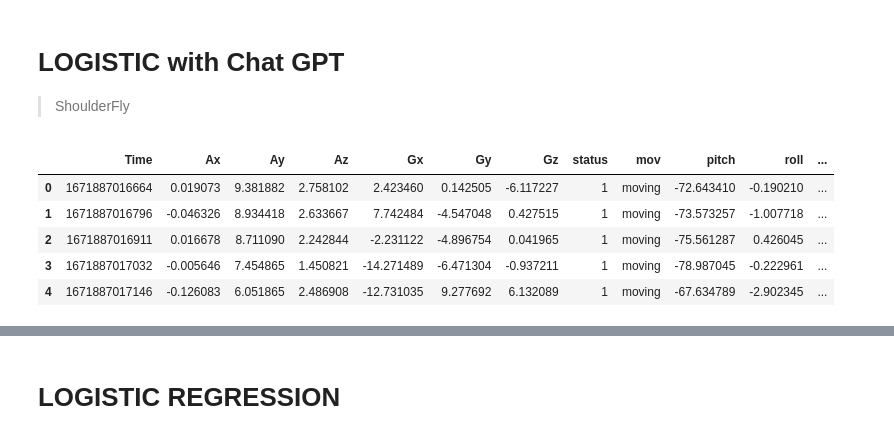
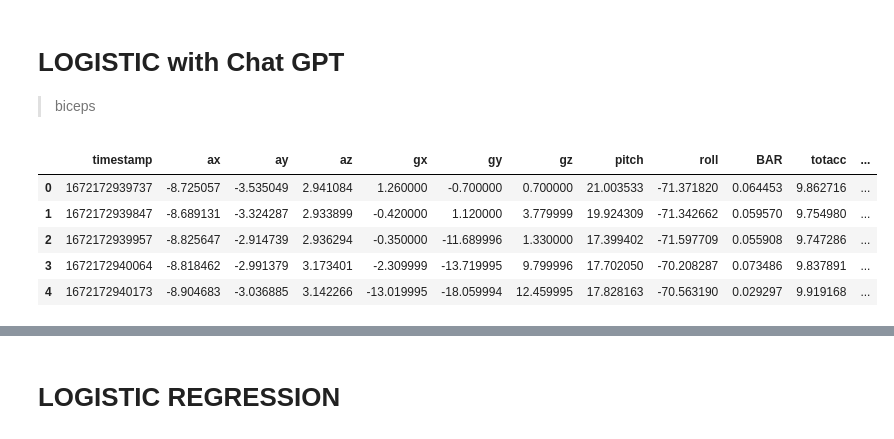
Before and after one commit to paoloartasensi/wow, a Jupyter notebook: PressMOVLogisticWithChatGPT.ipynb, the cells around one changed output, grey strips where cells are left out. Saved outputs shown, nothing was run; the diff lists cells and outputs as text; code cells hidden in the pictures.

```diff
--- a/PressMOVLogisticWithChatGPT.ipynb
+++ b/PressMOVLogisticWithChatGPT.ipynb
@@ -1,21 +1,21 @@
 # %% [markdown]
 # LOGISTIC with Chat GPT
-> ShoulderFly
+> biceps
 # %%
 # Import the necessary modules
 import pandas as pd
 from sklearn.linear_model import LogisticRegression
 from sklearn.model_selection import train_test_split
 import numpy as np
 
 # Load the dataset into a pandas DataFrame
-df = pd.read_csv('/Users/paoloartasensi/Python_Scripts/artabax/Gdrive_csv/TEST_20221224_0205PM.csv')
+df = pd.read_csv('/Users/paoloartasensi/Python_Scripts/artabax/Gdrive_csv/20221227_0931PM_biceps.csv')
 
 df.head()
 # %% [output]
-|  | Time | Ax | Ay | Az | Gx | Gy | Gz | status | mov | pitch | roll | ... |
-| 0 | 1671887016664 | 0.019073 | 9.381882 | 2.758102 | 2.423460 | 0.142505 | -6.117227 | 1 | moving | -72.643410 | -0.190210 | ... |
-| 1 | 1671887016796 | -0.046326 | 8.934418 | 2.633667 | 7.742484 | -4.547048 | 0.427515 | 1 | moving | -73.573257 | -1.007718 | ... |
-| 2 | 1671887016911 | 0.016678 | 8.711090 | 2.242844 | -2.231122 | -4.896754 | 0.041965 | 1 | moving | -75.561287 | 0.426045 | ... |
-| 3 | 1671887017032 | -0.005646 | 7.454865 | 1.450821 | -14.271489 | -6.471304 | -0.937211 | 1 | moving | -78.987045 | -0.222961 | ... |
-| 4 | 1671887017146 | -0.126083 | 6.051865 | 2.486908 | -12.731035 | 9.277692 | 6.132089 | 1 | moving | -67.634789 | -2.902345 | ... |
+|  | timestamp | ax | ay | az | gx | gy | gz | pitch | roll | BAR | totacc | ... |
+| 0 | 1672172939737 | -8.725057 | -3.535049 | 2.941084 | 1.260000 | -0.700000 | 0.700000 | 21.003533 | -71.371820 | 0.064453 | 9.862716 | ... |
+| 1 | 1672172939847 | -8.689131 | -3.324287 | 2.933899 | -0.420000 | 1.120000 | 3.779999 | 19.924309 | -71.342662 | 0.059570 | 9.754980 | ... |
+| 2 | 1672172939957 | -8.825647 | -2.914739 | 2.936294 | -0.350000 | -11.689996 | 1.330000 | 17.399402 | -71.597709 | 0.055908 | 9.747286 | ... |
+| 3 | 1672172940064 | -8.818462 | -2.991379 | 3.173401 | -2.309999 | -13.719995 | 9.799996 | 17.702050 | -70.208287 | 0.073486 | 9.837891 | ... |
+| 4 | 1672172940173 | -8.904683 | -3.036885 | 3.142266 | -13.019995 | -18.059994 | 12.459995 | 17.828163 | -70.563190 | 0.029297 | 9.919168 | ... |
```
Also changed, not shown: parts of 9 cells of this notebook, 4 other files.
